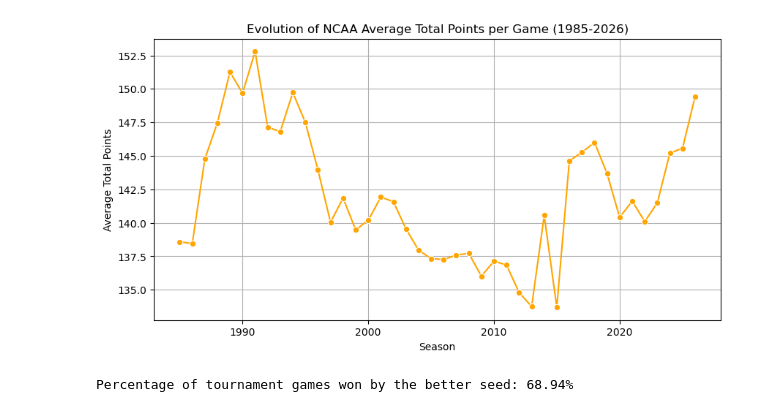
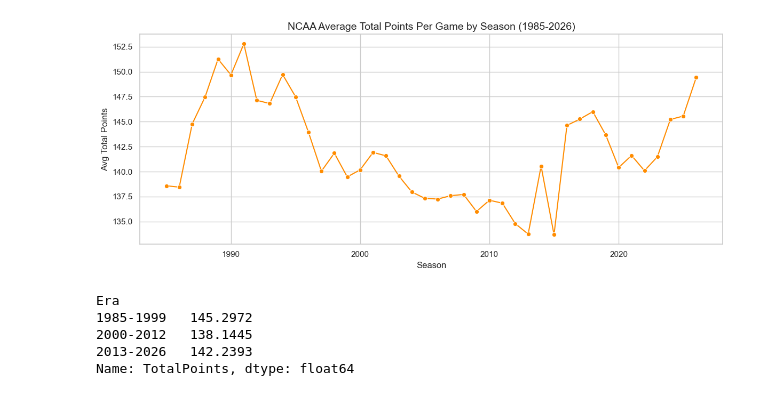
Before and after one commit to hannahskyg/ncaa_basketball_ml, a Jupyter notebook: ncaa_basketball_ml.ipynb, the cells around one changed output. Saved outputs shown, nothing was run; the diff lists cells and outputs as text; code cells hidden in the pictures.

```diff
--- a/ncaa_basketball_ml.ipynb
+++ b/ncaa_basketball_ml.ipynb
@@ -47,0 +78,14 @@ max       186.000000     150.000000
+# %%
+DATA_DIR = 'march-machine-learning-mania-2026/'
+
+df_regular  = pd.read_csv(DATA_DIR + 'MRegularSeasonCompactResults.csv')
+df_detailed = pd.read_csv(DATA_DIR + 'MRegularSeasonDetailedResults.csv')
+df_seeds    = pd.read_csv(DATA_DIR + 'MNCAATourneySeeds.csv')
+df_tourney  = pd.read_csv(DATA_DIR + 'MNCAATourneyCompactResults.csv')
+df_massey   = pd.read_csv(DATA_DIR + 'MMasseyOrdinals.csv')
+
+print(f'Regular season games:    {len(df_regular):,}')
+print(f'Detailed box scores:     {len(df_detailed):,}')
+print(f'Tournament seed entries: {len(df_seeds):,}')
+print(f'Tournament game results: {len(df_tourney):,}')
+print(f'Massey ordinal entries:  {len(df_massey):,}')
@@ -48,40 +173,22 @@ max       186.000000     150.000000
 # %%
-# Calculate total points per game
-df_men_regular['TotalPoints'] = df_men_regular['WScore'] + df_men_regular['LScore']
+df_regular['TotalPoints'] = df_regular['WScore'] + df_regular['LScore']
+yearly_scores = df_regular.groupby('Season')['TotalPoints'].mean().reset_index()
 
-# Group by season and calculate the average
-yearly_scores = df_men_regular.groupby('Season')['TotalPoints'].mean().reset_index()
+fig, ax = plt.subplots(figsize=(12, 5))
+sns.lineplot(data=yearly_scores, x='Season', y='TotalPoints', marker='o', color='darkorange', ax=ax)
+ax.set_title('NCAA Average Total Points Per Game by Season (1985-2026)', fontsize=14)
+ax.set_xlabel('Season')
+ax.set_ylabel('Avg Total Points')
+plt.tight_layout()
+plt.show()
 
-# Plot the evolution
-plt.figure(figsize=(10, 5))
-sns.lineplot(data=yearly_scores, x='Season', y='TotalPoints', marker='o', color='orange')
-plt.title('Evolution of NCAA Average Total Points per Game (1985-2026)')
-plt.ylabel('Average Total Points')
-plt.xlabel('Season')
-plt.grid(True)
-plt.show()
+yearly_scores['Era'] = pd.cut(yearly_scores['Season'], bins=[1984, 1999, 2012, 2026],
+                               labels=['1985-1999', '2000-2012', '2013-2026'])
+print(yearly_scores.groupby('Era')['TotalPoints'].mean())
 # %% [output]
-[figure, old version]
+[figure, new version]
+Era
+1985-1999   145.2972
+2000-2012   138.1445
+2013-2026   142.2393
+Name: TotalPoints, dtype: float64
-# %%
-# 1. Load the Tournament Results and the Seeds
-df_seeds = pd.read_csv('march-machine-learning-mania-2026/MNCAATourneySeeds.csv')
-df_tourney = pd.read_csv('march-machine-learning-mania-2026/MNCAATourneyCompactResults.csv')
-
-# 2. Clean up the Seed column to extract just the integer (e.g., 'W01' -> 1)
-df_seeds['SeedInt'] = df_seeds['Seed'].apply(lambda x: int(x[1:3]))
-
-# 3. Merge seeds onto the winning team and losing team
-df_tourney = df_tourney.merge(df_seeds[['Season', 'TeamID', 'SeedInt']], left_on=['Season', 'WTeamID'], right_on=['Season', 'TeamID']).rename(columns={'SeedInt': 'WSeed'})
-df_tourney.drop(columns=['TeamID'], inplace=True)
-
-df_tourney = df_tourney.merge(df_seeds[['Season', 'TeamID', 'SeedInt']], left_on=['Season', 'LTeamID'], right_on=['Season', 'TeamID']).rename(columns={'SeedInt': 'LSeed'})
-df_tourney.drop(columns=['TeamID'], inplace=True)
-
-# 4. Calculate the Seed Differential (Winning Seed minus Losing Seed)
-df_tourney['SeedDiff'] = df_tourney['WSeed'] - df_tourney['LSeed']
-
-# Let's see how often the better (lower-numbered) seed actually wins!
-better_seed_won = (df_tourney['WSeed'] < df_tourney['LSeed']).mean()
-print(f"Percentage of tournament games won by the better seed: {better_seed_won:.2%}")
-# %% [output]
-Percentage of tournament games won by the better seed: 68.94%
```
Also changed, not shown: parts of 34 cells of this notebook.
